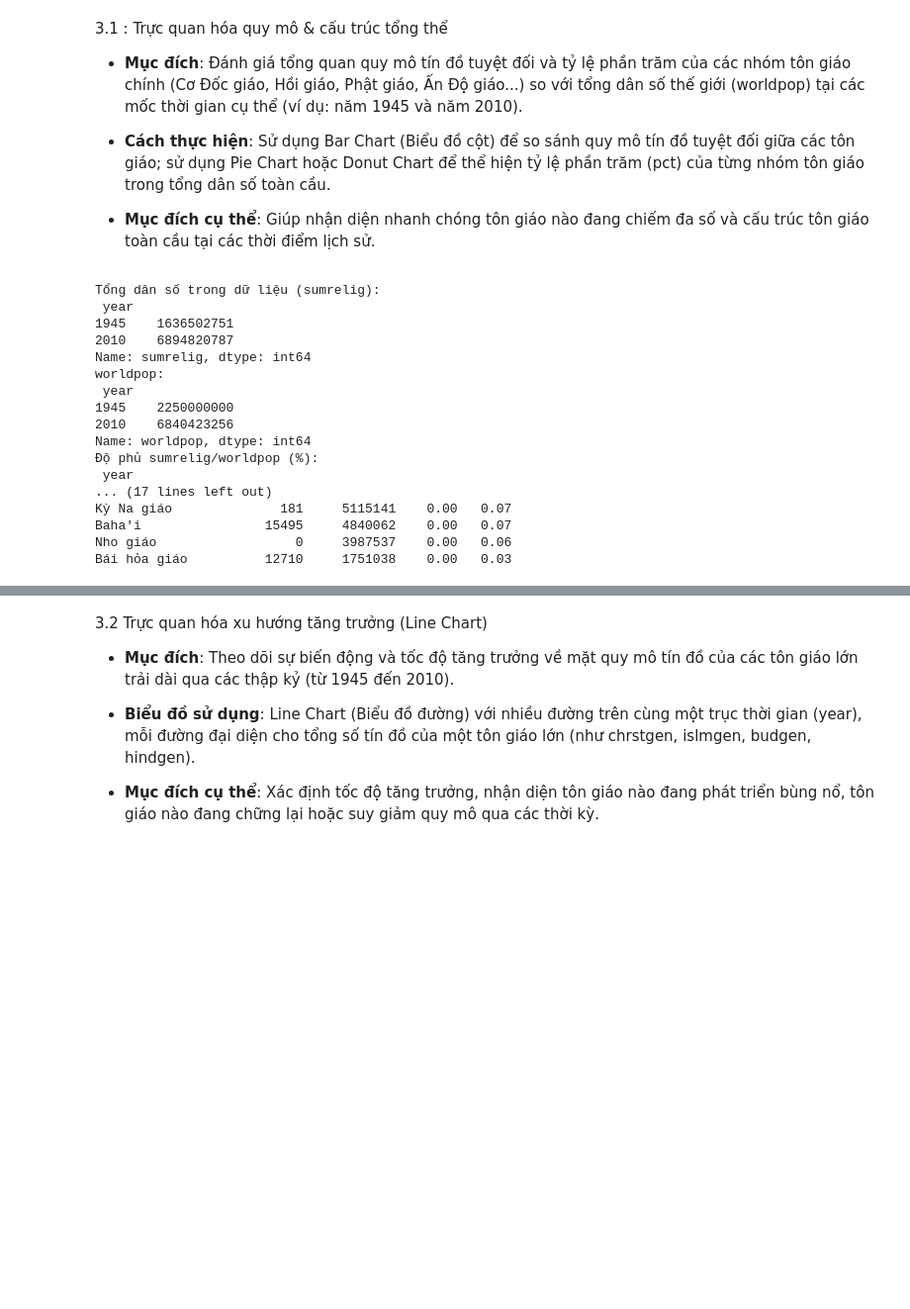
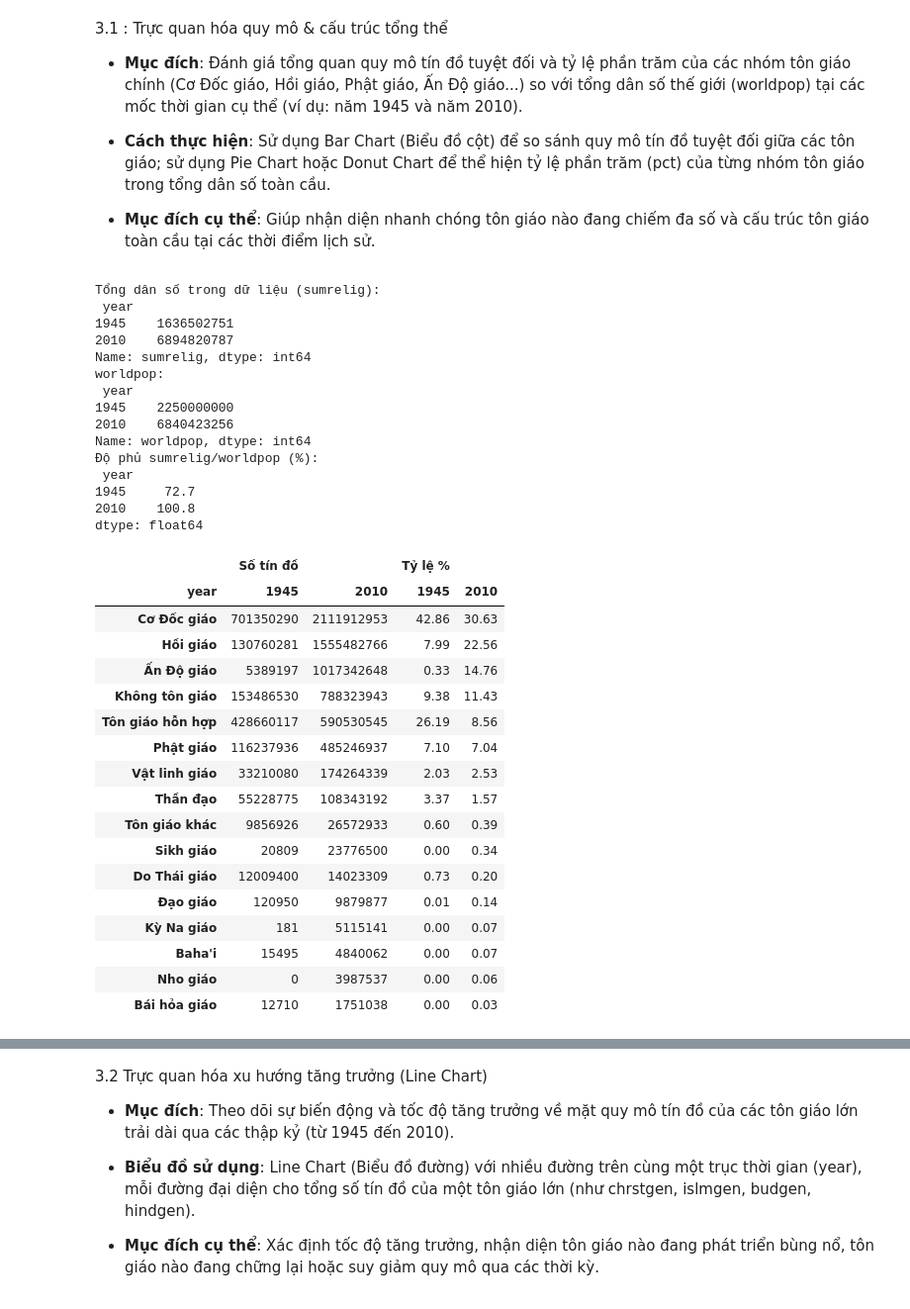
Before and after one commit to 28-TranTrungKien-24174600028/Do_An_1_Nhom_2_3_DHKL18A1HN, a Jupyter notebook: Đồ án 1.ipynb, the cells around one changed output, grey strips where cells are left out. Shown at 99% size. Saved outputs shown, nothing was run; the diff lists cells and outputs as text; code cells hidden in the pictures; blank space fills up the shorter version.

```diff
--- a/Đồ án 1.ipynb
+++ b/Đồ án 1.ipynb
@@ -420,30 +418,22 @@ Tổng sai lệch tuyệt đối giữa 'chrstgen' và tổng 5 nhánh Cơ Đố
 *   **Mục đích cụ thể**: Giúp nhận diện nhanh chóng tôn giáo nào đang chiếm đa số và cấu trúc tôn giáo toàn cầu tại các thời điểm lịch sử.
 # %%
 # ## 3.1 Trực quan hóa quy mô & cấu trúc tổng thể
-# Bar chart: quy mô tín đồ tuyệt đối; Donut chart: tỷ lệ % trong tổng dân số (năm 1945 và 2010).
+# Sử dụng trực tiếp df_clean đã được xử lý từ Chương 2 để vẽ biểu đồ
 
 import pandas as pd
 import numpy as np
 import matplotlib.pyplot as plt
 import matplotlib.ticker as mt
 
-# Tự động nạp và xử lý dữ liệu dự phòng nếu chưa chạy Chương 2
-if 'df_clean' not in locals() and 'df_clean' not in globals():
-    print("Phát hiện df_clean chưa được định nghĩa. Đang tự động nạp và chuẩn hóa dữ liệu...")
-    url = "https://raw.githubusercontent.com/28-TranTrungKien-24174600028/Do_An_1_Nhom_2_3_DHKL18A1HN/refs/heads/main/WRP%20global%20data.csv"
-    df_temp = pd.read_csv(url)
-    df_temp.columns = df_temp.columns.str.lower().str.strip()
-    df_clean = df_temp.drop_duplicates(subset=['year']).copy()
-    df_clean['year'] = df_clean['year'].astype(int)
-
+# Thiết lập cấu hình vẽ biểu đồ
 plt.rcParams.update({"font.family": "DejaVu Sans", "figure.dpi": 120,
                      "axes.spines.top": False, "axes.spines.right": False})
 
-# Sử dụng DataFrame df_clean
+# Tận dụng df_clean đã xử lý sẵn từ Chương 2 (Không dùng phương án tải lại dự phòng)
 df = df_clean.copy()
 df = df.set_index("year")
 
-# Nhóm tôn giáo (cột số tín đồ tuyệt đối) -> tên tiếng Việt
+# Ánh xạ nhóm tôn giáo sang tiếng Việt
 groups = {
     "chrstgen": "Cơ Đốc giáo", "islmgen": "Hồi giáo", "hindgen": "Ấn Độ giáo",
     "budgen": "Phật giáo", "judgen": "Do Thái giáo", "sikhgen": "Sikh giáo",
@@ -453,11 +443,9 @@ groups = {
     "nonrelig": "Không tôn giáo",
 }
 YEARS = [1945, 2010]
-
-# Lọc các cột có tồn tại trong bộ dữ liệu
 available_groups = {k: v for k, v in groups.items() if k in df.columns}
 
-# Chuẩn hóa toàn bộ cột liên quan về dạng số (bỏ dấu phẩy ngăn cách hàng nghìn)
+# Đảm bảo các cột giá trị định lượng là kiểu số (Làm sạch dấu phẩy trước khi chuyển đổi)
 for col in list(available_groups) + ["sumrelig", "worldpop"]:
     if col in df.columns:
         if df[col].dtype == object:
@@ -466,16 +454,15 @@ for col in list(available_groups) + ["sumrelig", "worldpop"]:
 
 abs_df = df.loc[YEARS, list(available_groups)].rename(columns=available_groups).T
 abs_df = abs_df.sort_values(2010, ascending=False)
-total = df.loc[YEARS, "sumrelig"]            # tổng dân số được thống kê trong dữ liệu
-share_df = abs_df / total * 100              # % trong tổng dân số
+total = df.loc[YEARS, "sumrelig"]
+share_df = abs_df / total * 100
 
 print("Tổng dân số trong dữ liệu (sumrelig):\n", total)
 print("worldpop:\n", df.loc[YEARS, "worldpop"])
 print("Độ phủ sumrelig/worldpop (%):\n", (total / df.loc[YEARS, "worldpop"] * 100).round(1))
 
 summary = pd.concat({"Số tín đồ": abs_df, "Tỷ lệ %": share_df.round(2)}, axis=1)
-print(summary)
-
+display(summary)
 
 # --- Biểu đồ 1: Bar chart số tín đồ tuyệt đối (triệu người) ---
 col_colors = {1945: "#9bb7d4", 2010: "#1f4e79"}
@@ -488,7 +475,8 @@ for i, yr in enumerate(YEARS):
                    label=str(yr), color=col_colors[yr])
     for b, v in zip(bars, plot_df[yr]):
         ax.text(v + 15, b.get_y() + b.get_height() / 2, f"{v:,.0f}", va="center", fontsize=7.5)
-ax.set_yticks(list(y)); ax.set_yticklabels(plot_df.index)
+ax.set_yticks(list(y))
+ax.set_yticklabels(plot_df.index)
 ax.invert_yaxis()
 ax.xaxis.set_major_formatter(mt.FuncFormatter(lambda v, _: f"{v:,.0f}"))
 ax.set_xlabel("Số tín đồ (triệu người)")
@@ -497,7 +485,6 @@ ax.legend(title="Năm")
 plt.tight_layout()
 plt.savefig("hinh_3_1a_bar_tin_do_tuyet_doi.png", bbox_inches="tight")
 plt.show()
-
 
 # --- Biểu đồ 2: Donut chart tỷ lệ % (gộp nhóm < 1.5% thành "Khác") ---
 def to_donut(series, thr=1.5):
@@ -520,41 +507,57 @@ for ax, yr in zip(axes, YEARS):
               loc="upper center", bbox_to_anchor=(0.5, -0.02), ncol=2, fontsize=9, frameon=False)
 fig.suptitle("Cơ cấu tôn giáo toàn cầu (% tổng dân số)", fontsize=15, fontweight="bold")
 plt.tight_layout()
 plt.savefig("hinh_3_1b_donut_ty_le.png", bbox_inches="tight")
 plt.show()
 
-
-# --- Biểu đồ 3 (bổ sung): thay đổi tỷ lệ 1945 -> 2010 (điểm phần trăm) ---
+# --- Biểu đồ 3: Thay đổi tỷ lệ (điểm phần trăm) ---
+def_colors = ["#c0392b" if v < 0 else "#27ae60" for v in (share_df[2010] - share_df[1945]).sort_values()]
 delta = (share_df[2010] - share_df[1945]).sort_values()
 fig, ax = plt.subplots(figsize=(9, 6))
-ax.barh(delta.index, delta, color=["#c0392b" if v < 0 else "#27ae60" for v in delta])
+ax.barh(delta.index, delta, color=def_colors)
 for i, v in enumerate(delta):
     ax.text(v + (0.3 if v >= 0 else -0.3), i, f"{v:+.1f}", va="center",
             ha="left" if v >= 0 else "right", fontsize=8)
 ax.axvline(0, color="black", lw=0.8)
 ax.set_xlabel("Thay đổi tỷ lệ (điểm phần trăm)")
 ax.set_title("Thay đổi cơ cấu tôn giáo 1945 → 2010", fontweight="bold")
 plt.tight_layout()
 plt.savefig("hinh_3_1c_thay_doi_ty_le.png", bbox_inches="tight")
 plt.show()
 # %% [output]
 Tổng dân số trong dữ liệu (sumrelig):
  year
 1945    1636502751
 2010    6894820787
 Name: sumrelig, dtype: int64
 worldpop:
  year
 1945    2250000000
 2010    6840423256
 Name: worldpop, dtype: int64
 Độ phủ sumrelig/worldpop (%):
  year
-... (17 lines left out)
-Kỳ Na giáo              181     5115141    0.00   0.07
-Baha'i                15495     4840062    0.00   0.07
-Nho giáo                  0     3987537    0.00   0.06
-Bái hỏa giáo          12710     1751038    0.00   0.03
+1945     72.7
+2010    100.8
+dtype: float64
+|  | Số tín đồ |  | Tỷ lệ % |  |
+| year | 1945 | 2010 | 1945 | 2010 |
+| Cơ Đốc giáo | 701350290 | 2111912953 | 42.86 | 30.63 |
+| Hồi giáo | 130760281 | 1555482766 | 7.99 | 22.56 |
+| Ấn Độ giáo | 5389197 | 1017342648 | 0.33 | 14.76 |
+| Không tôn giáo | 153486530 | 788323943 | 9.38 | 11.43 |
+| Tôn giáo hỗn hợp | 428660117 | 590530545 | 26.19 | 8.56 |
+| Phật giáo | 116237936 | 485246937 | 7.10 | 7.04 |
+| Vật linh giáo | 33210080 | 174264339 | 2.03 | 2.53 |
+| Thần đạo | 55228775 | 108343192 | 3.37 | 1.57 |
+| Tôn giáo khác | 9856926 | 26572933 | 0.60 | 0.39 |
+| Sikh giáo | 20809 | 23776500 | 0.00 | 0.34 |
+| Do Thái giáo | 12009400 | 14023309 | 0.73 | 0.20 |
+| Đạo giáo | 120950 | 9879877 | 0.01 | 0.14 |
+| Kỳ Na giáo | 181 | 5115141 | 0.00 | 0.07 |
+| Baha'i | 15495 | 4840062 | 0.00 | 0.07 |
+| Nho giáo | 0 | 3987537 | 0.00 | 0.06 |
+| Bái hỏa giáo | 12710 | 1751038 | 0.00 | 0.03 |
 [figure]
 [figure]
 [figure]
```
Also changed, not shown: parts of 7 cells of this notebook.
